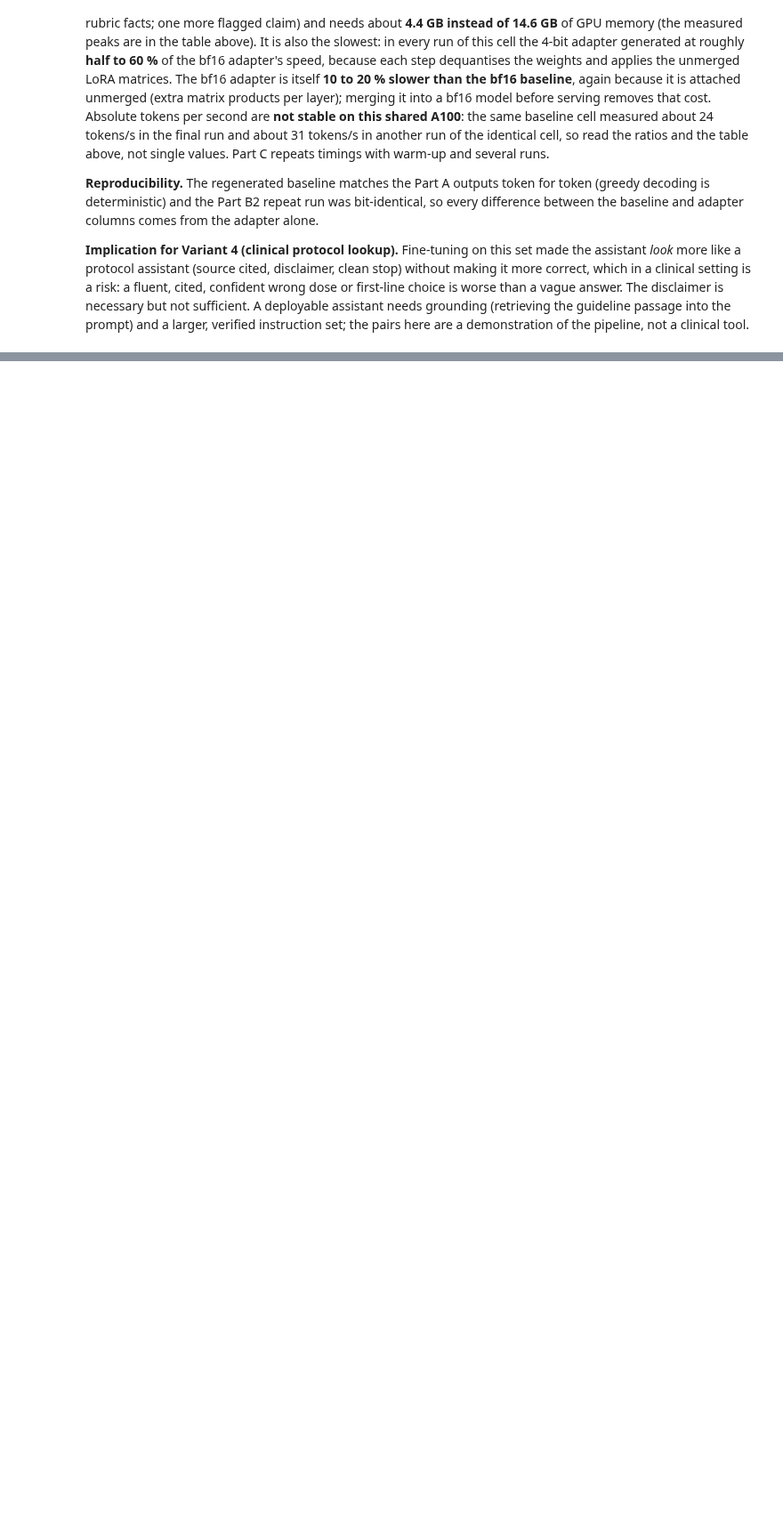
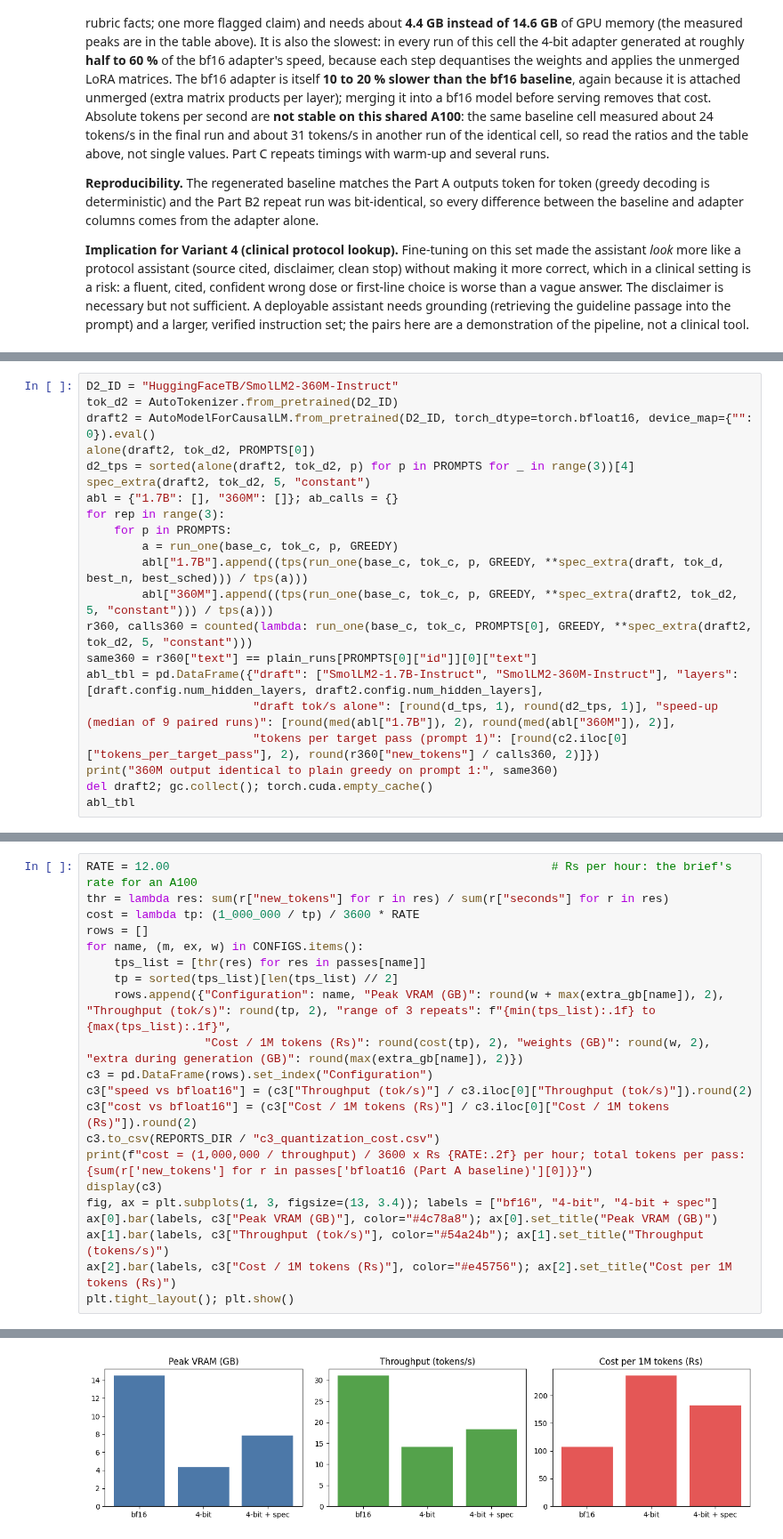
Before and after one commit to bheemreddy1729/fine-tuning-Mistral-7B, a Jupyter notebook: assignment_1b.ipynb, the cells around one changed output, grey strips where cells are left out. Shown at 89% size. Cells and saved outputs as stored; diff of their text form; blank space fills up the shorter version.

```diff
--- a/assignment_1b.ipynb
+++ b/assignment_1b.ipynb
@@ -1517,0 +1915,21 @@ the risk-based timing and the type 2 diabetes and family-origin rules.
+# %%
+D2_ID = "HuggingFaceTB/SmolLM2-360M-Instruct"
+tok_d2 = AutoTokenizer.from_pretrained(D2_ID)
+draft2 = AutoModelForCausalLM.from_pretrained(D2_ID, torch_dtype=torch.bfloat16, device_map={"": 0}).eval()
+alone(draft2, tok_d2, PROMPTS[0])
+d2_tps = sorted(alone(draft2, tok_d2, p) for p in PROMPTS for _ in range(3))[4]
+spec_extra(draft2, tok_d2, 5, "constant")
+abl = {"1.7B": [], "360M": []}; ab_calls = {}
+for rep in range(3):
+    for p in PROMPTS:
+        a = run_one(base_c, tok_c, p, GREEDY)
+        abl["1.7B"].append((tps(run_one(base_c, tok_c, p, GREEDY, **spec_extra(draft, tok_d, best_n, best_sched))) / tps(a)))
+        abl["360M"].append((tps(run_one(base_c, tok_c, p, GREEDY, **spec_extra(draft2, tok_d2, 5, "constant"))) / tps(a)))
+r360, calls360 = counted(lambda: run_one(base_c, tok_c, PROMPTS[0], GREEDY, **spec_extra(draft2, tok_d2, 5, "constant")))
+same360 = r360["text"] == plain_runs[PROMPTS[0]["id"]][0]["text"]
+abl_tbl = pd.DataFrame({"draft": ["SmolLM2-1.7B-Instruct", "SmolLM2-360M-Instruct"], "layers": [draft.config.num_hidden_layers, draft2.config.num_hidden_layers],
+                        "draft tok/s alone": [round(d_tps, 1), round(d2_tps, 1)], "speed-up (median of 9 paired runs)": [round(med(abl["1.7B"]), 2), round(med(abl["360M"]), 2)],
+                        "tokens per target pass (prompt 1)": [round(c2.iloc[0]["tokens_per_target_pass"], 2), round(r360["new_tokens"] / calls360, 2)]})
+print("360M output identical to plain greedy on prompt 1:", same360)
+del draft2; gc.collect(); torch.cuda.empty_cache()
+abl_tbl
@@ -1517,0 +2066,22 @@ the risk-based timing and the type 2 diabetes and family-origin rules.
+# %%
+RATE = 12.00                                                       # Rs per hour: the brief's rate for an A100
+thr = lambda res: sum(r["new_tokens"] for r in res) / sum(r["seconds"] for r in res)
+cost = lambda tp: (1_000_000 / tp) / 3600 * RATE
+rows = []
+for name, (m, ex, w) in CONFIGS.items():
+    tps_list = [thr(res) for res in passes[name]]
+    tp = sorted(tps_list)[len(tps_list) // 2]
+    rows.append({"Configuration": name, "Peak VRAM (GB)": round(w + max(extra_gb[name]), 2), "Throughput (tok/s)": round(tp, 2), "range of 3 repeats": f"{min(tps_list):.1f} to {max(tps_list):.1f}",
+                 "Cost / 1M tokens (Rs)": round(cost(tp), 2), "weights (GB)": round(w, 2), "extra during generation (GB)": round(max(extra_gb[name]), 2)})
+c3 = pd.DataFrame(rows).set_index("Configuration")
+c3["speed vs bfloat16"] = (c3["Throughput (tok/s)"] / c3.iloc[0]["Throughput (tok/s)"]).round(2)
+c3["cost vs bfloat16"] = (c3["Cost / 1M tokens (Rs)"] / c3.iloc[0]["Cost / 1M tokens (Rs)"]).round(2)
+c3.to_csv(REPORTS_DIR / "c3_quantization_cost.csv")
+print(f"cost = (1,000,000 / throughput) / 3600 x Rs {RATE:.2f} per hour; total tokens per pass: {sum(r['new_tokens'] for r in passes['bfloat16 (Part A baseline)'][0])}")
+display(c3)
+fig, ax = plt.subplots(1, 3, figsize=(13, 3.4)); labels = ["bf16", "4-bit", "4-bit + spec"]
+ax[0].bar(labels, c3["Peak VRAM (GB)"], color="#4c78a8"); ax[0].set_title("Peak VRAM (GB)")
+ax[1].bar(labels, c3["Throughput (tok/s)"], color="#54a24b"); ax[1].set_title("Throughput (tokens/s)")
+ax[2].bar(labels, c3["Cost / 1M tokens (Rs)"], color="#e45756"); ax[2].set_title("Cost per 1M tokens (Rs)")
+plt.tight_layout(); plt.show()
+# %% [output]
@@ -1517,0 +2094 @@ the risk-based timing and the type 2 diabetes and family-origin rules.
+[figure, added]
```
Also changed, not shown: parts of 47 cells of this notebook, 13 other files.
